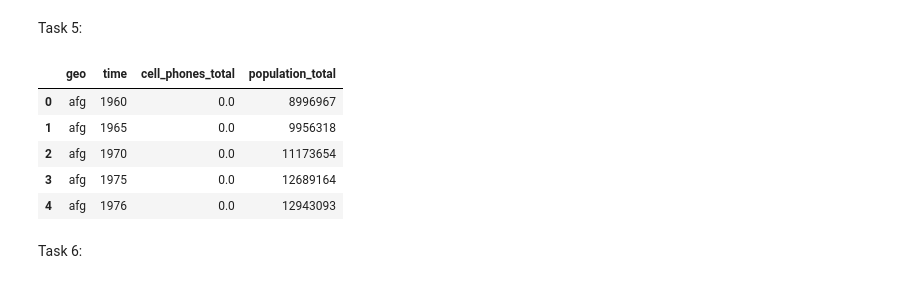
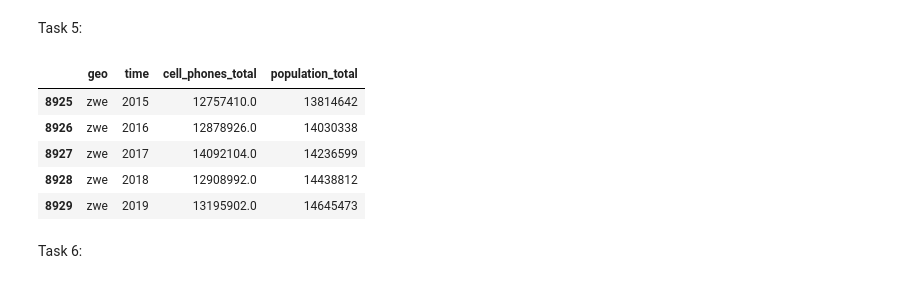
Before and after one commit to sengupta-arijit-rij/Machine-Learning, a Jupyter notebook: Sprint1_MG_Arijit_Sengupta.ipynb, the cells around one changed output. Cells and saved outputs as stored; diff of their text form; code cells hidden in the pictures.

```diff
--- a/Sprint1_MG_Arijit_Sengupta.ipynb
+++ b/Sprint1_MG_Arijit_Sengupta.ipynb
@@ -70,14 +70,14 @@ Task 5:
 # %%
 # Merge the cell_phones and population dataframes with an inner merge on geo and time
 cell_phone_population=pd.merge(cell_phones,population,on=['geo','time'], how='inner')
-cell_phone_population.head()
+cell_phone_population.tail()
 # %% [output]
 |  | geo | time | cell_phones_total | population_total |
-| 0 | afg | 1960 | 0.0 | 8996967 |
-| 1 | afg | 1965 | 0.0 | 9956318 |
-| 2 | afg | 1970 | 0.0 | 11173654 |
-| 3 | afg | 1975 | 0.0 | 12689164 |
-| 4 | afg | 1976 | 0.0 | 12943093 |
+| 8925 | zwe | 2015 | 12757410.0 | 13814642 |
+| 8926 | zwe | 2016 | 12878926.0 | 14030338 |
+| 8927 | zwe | 2017 | 14092104.0 | 14236599 |
+| 8928 | zwe | 2018 | 12908992.0 | 14438812 |
+| 8929 | zwe | 2019 | 13195902.0 | 14645473 |
 # %% [markdown]
 Task 6:
 # %%
```
Also changed, not shown: parts of 5 cells of this notebook.
